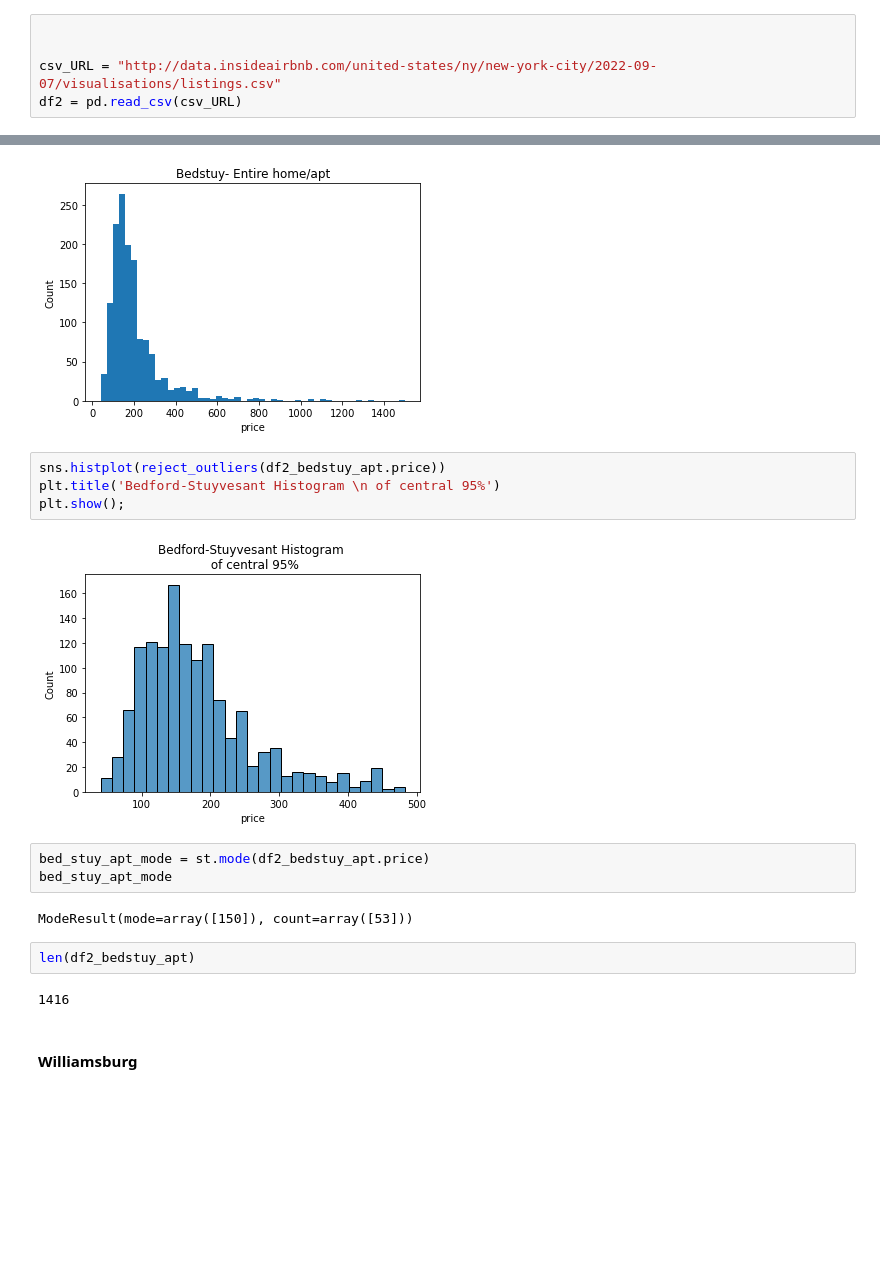
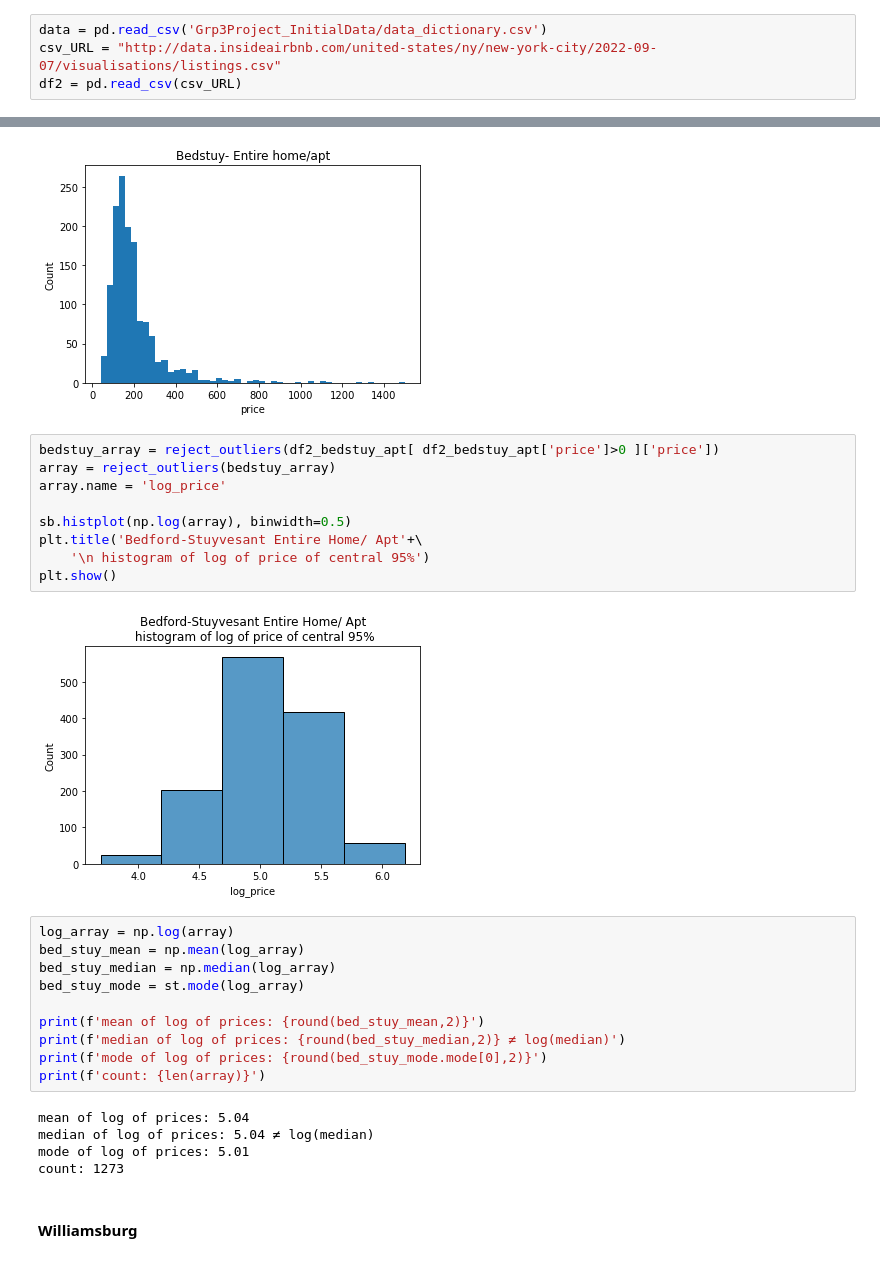
Before and after one commit to Naren1610/IST5520GrpProj, a Jupyter notebook: Milestone3_v3.ipynb, the cells around one changed output, grey strips where cells are left out. Saved outputs shown, nothing was run; the diff lists cells and outputs as text; blank space fills up the shorter version.

```diff
--- a/Milestone3_v2.ipynb
+++ b/Milestone3_v3.ipynb
@@ -51,7 +56,6 @@ import statsmodels as sts
 %matplotlib inline
 # %%
-
-
+data = pd.read_csv('Grp3Project_InitialData/data_dictionary.csv')
 csv_URL = "http://data.insideairbnb.com/united-states/ny/new-york-city/2022-09-07/visualisations/listings.csv"
 df2 = pd.read_csv(csv_URL)
 # %%
@@ -268,20 +307,31 @@ plt.ylabel("Count");
 # %% [output]
 [figure]
 # %%
-sns.histplot(reject_outliers(df2_bedstuy_apt.price))
-plt.title('Bedford-Stuyvesant Histogram \n of central 95%')
-plt.show();
+bedstuy_array = reject_outliers(df2_bedstuy_apt[ df2_bedstuy_apt['price']>0 ]['price'])
+array = reject_outliers(bedstuy_array)
+array.name = 'log_price'
+
+sb.histplot(np.log(array), binwidth=0.5)
+plt.title('Bedford-Stuyvesant Entire Home/ Apt'+\
+    '\n histogram of log of price of central 95%')
+plt.show()
 # %% [output]
-[figure, old version]
+[figure, new version]
-# %%
-bed_stuy_apt_mode = st.mode(df2_bedstuy_apt.price)
-bed_stuy_apt_mode
-# %% [output]
-ModeResult(mode=array([150]), count=array([53]))
-# %%
-len(df2_bedstuy_apt)
-# %% [output]
-1416
+# %%
+log_array = np.log(array)
+bed_stuy_mean = np.mean(log_array)
+bed_stuy_median = np.median(log_array)
+bed_stuy_mode = st.mode(log_array)
+
+print(f'mean of log of prices: {round(bed_stuy_mean,2)}')
+print(f'median of log of prices: {round(bed_stuy_median,2)} ≠ log(median)')
+print(f'mode of log of prices: {round(bed_stuy_mode.mode[0],2)}')
+print(f'count: {len(array)}')
+# %% [output]
+mean of log of prices: 5.04
+median of log of prices: 5.04 ≠ log(median)
+mode of log of prices: 5.01
+count: 1273
 # %% [markdown]
 #### Williamsburg
 # %%
```
Also changed, not shown: parts of 24 cells of this notebook, 27 other files.
